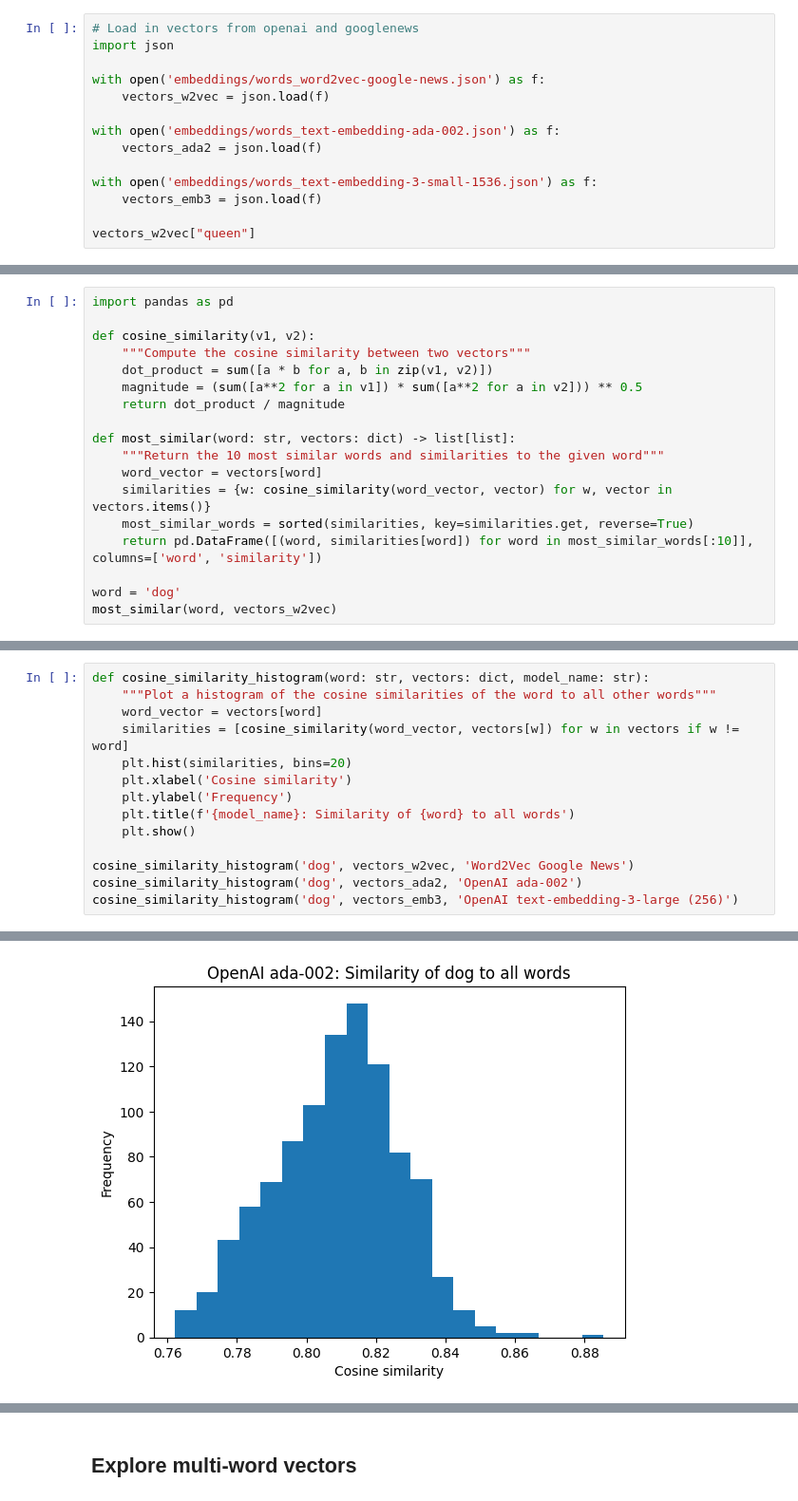
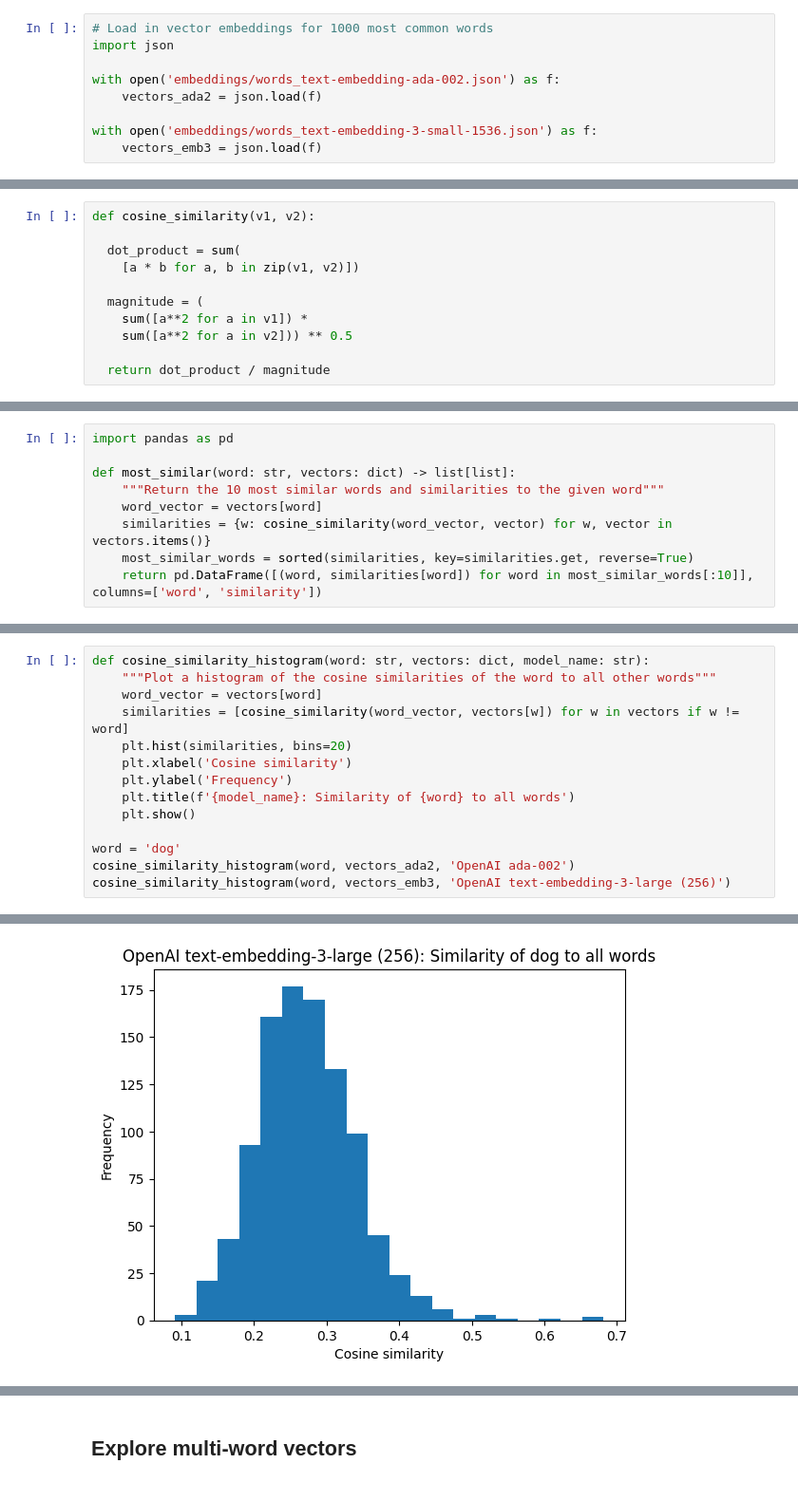
Before and after one commit to madebygps/vector-embeddings-demos, a Jupyter notebook: similarity.ipynb, the cells around one changed output, grey strips where cells are left out. Shown: that part at 95% size. Drawn from its saved outputs; the diff is of its cells as text.

```diff
--- a/similarity.ipynb
+++ b/similarity.ipynb
@@ -9,14 +5,9 @@ Let's compare the vector embeddings from different models. We will use the follo
 # %%
-# Load in vectors from openai and googlenews
+# Load in vector embeddings for 1000 most common words
 import json
-
-with open('embeddings/words_word2vec-google-news.json') as f:
-    vectors_w2vec = json.load(f)
 
 with open('embeddings/words_text-embedding-ada-002.json') as f:
     vectors_ada2 = json.load(f)
 
 with open('embeddings/words_text-embedding-3-small-1536.json') as f:
     vectors_emb3 = json.load(f)
-
-vectors_w2vec["queen"]
@@ -140,0 +14,11 @@ render_vectors_3d(word_pca_vectors_emb3, 'OpenAI Text-Embedding-3-Large (256)')
+# %%
+def cosine_similarity(v1, v2):
+
+  dot_product = sum(
+    [a * b for a, b in zip(v1, v2)])
+
+  magnitude = (
+    sum([a**2 for a in v1]) *
+    sum([a**2 for a in v2])) ** 0.5
+
+  return dot_product / magnitude
@@ -141,11 +35,5 @@ render_vectors_3d(word_pca_vectors_emb3, 'OpenAI Text-Embedding-3-Large (256)')
 # %%
 import pandas as pd
-
-def cosine_similarity(v1, v2):
-    """Compute the cosine similarity between two vectors"""
-    dot_product = sum([a * b for a, b in zip(v1, v2)])
-    magnitude = (sum([a**2 for a in v1]) * sum([a**2 for a in v2])) ** 0.5
-    return dot_product / magnitude
 
 def most_similar(word: str, vectors: dict) -> list[list]:
     """Return the 10 most similar words and similarities to the given word"""
@@ -153,6 +41,3 @@ def most_similar(word: str, vectors: dict) -> list[list]:
     similarities = {w: cosine_similarity(word_vector, vector) for w, vector in vectors.items()}
     most_similar_words = sorted(similarities, key=similarities.get, reverse=True)
     return pd.DataFrame([(word, similarities[word]) for word in most_similar_words[:10]], columns=['word', 'similarity'])
-
-word = 'dog'
-most_similar(word, vectors_w2vec)
@@ -207,7 +142,7 @@ def cosine_similarity_histogram(word: str, vectors: dict, model_name: str):
     plt.title(f'{model_name}: Similarity of {word} to all words')
     plt.show()
 
-cosine_similarity_histogram('dog', vectors_w2vec, 'Word2Vec Google News')
-cosine_similarity_histogram('dog', vectors_ada2, 'OpenAI ada-002')
-cosine_similarity_histogram('dog', vectors_emb3, 'OpenAI text-embedding-3-large (256)')
+word = 'dog'
+cosine_similarity_histogram(word, vectors_ada2, 'OpenAI ada-002')
+cosine_similarity_histogram(word, vectors_emb3, 'OpenAI text-embedding-3-large (256)')
 # %% [output]
@@ -215 +150 @@ cosine_similarity_histogram('dog', vectors_emb3, 'OpenAI text-embedding-3-large
-[figure, old version]
+[figure, new version]
```
Also changed, not shown: parts of 22 cells of this notebook, 5 other files.
